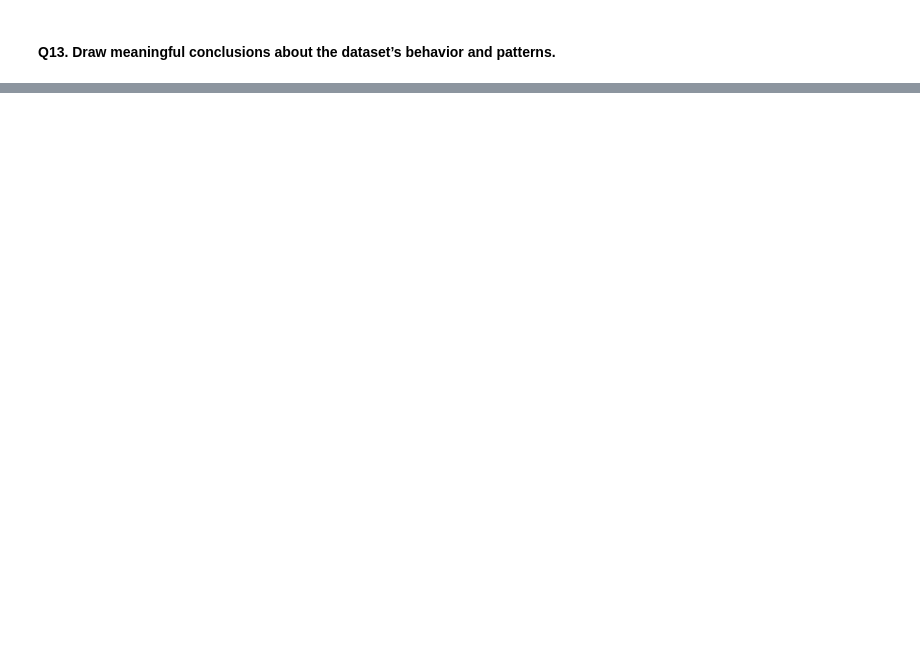
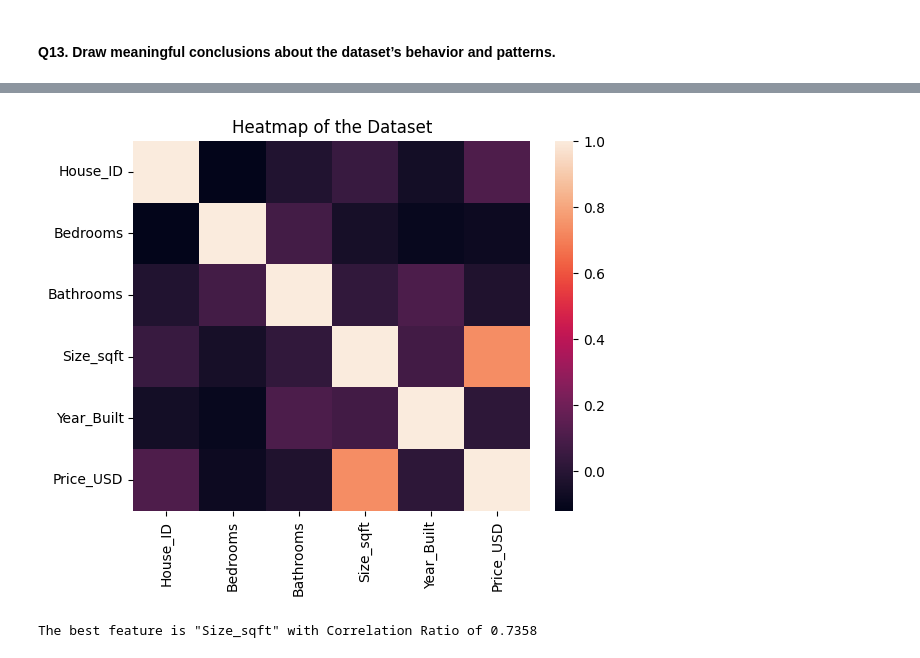
Before and after one commit to JindalChaitanya/CDAC-PGCP-AI, a Jupyter notebook: Data Analysis/Assignment 1/Assignment_1.ipynb, the cells around one changed output, grey strips where cells are left out. Cells and saved outputs as stored; diff of their text form; code cells hidden in the pictures; blank space fills up the shorter version.

```diff
--- a/Data Analysis/Assignment 1/Assignment_1.ipynb
+++ b/Data Analysis/Assignment 1/Assignment_1.ipynb
@@ -44,0 +208,3 @@ dataset = pd.read_csv("housing.csv")
+# %%
+corr_matrix = dataset.corr(numeric_only=True)
+corr_matrix
@@ -44,0 +219,13 @@ dataset = pd.read_csv("housing.csv")
+# %%
+sns.heatmap(corr_matrix)
+plt.title("Heatmap of the Dataset")
+plt.show()
+# %% [output]
+[figure, added]
+# %%
+price_corr = corr_matrix['Price_USD'].sort_values(ascending=False)
+price_corr = price_corr[price_corr < 1]
+best_feature = price_corr.idxmax()
+print(f"The best feature is \"{best_feature}\" with Correlation Ratio of {price_corr[best_feature]:.4f}")
+# %% [output]
+The best feature is "Size_sqft" with Correlation Ratio of 0.7358
```
Also changed, not shown: parts of 21 cells of this notebook.
